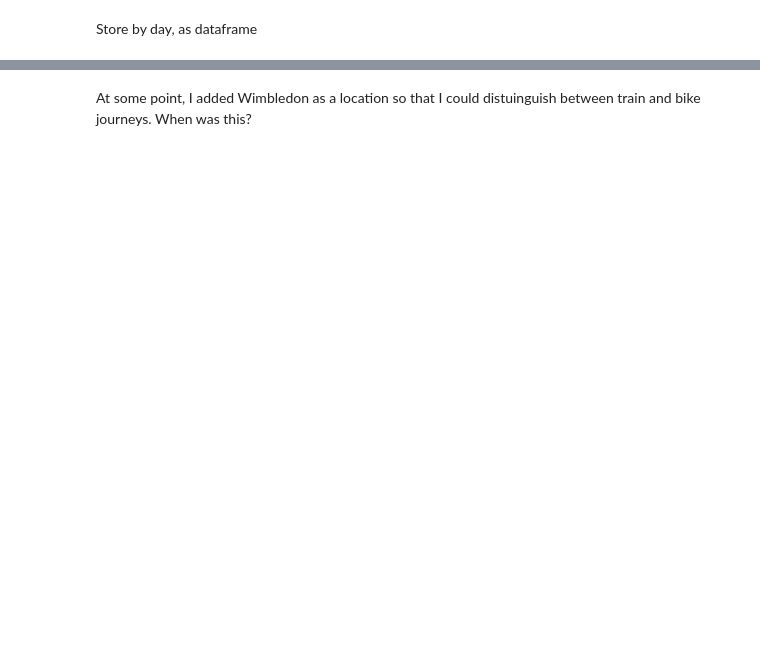
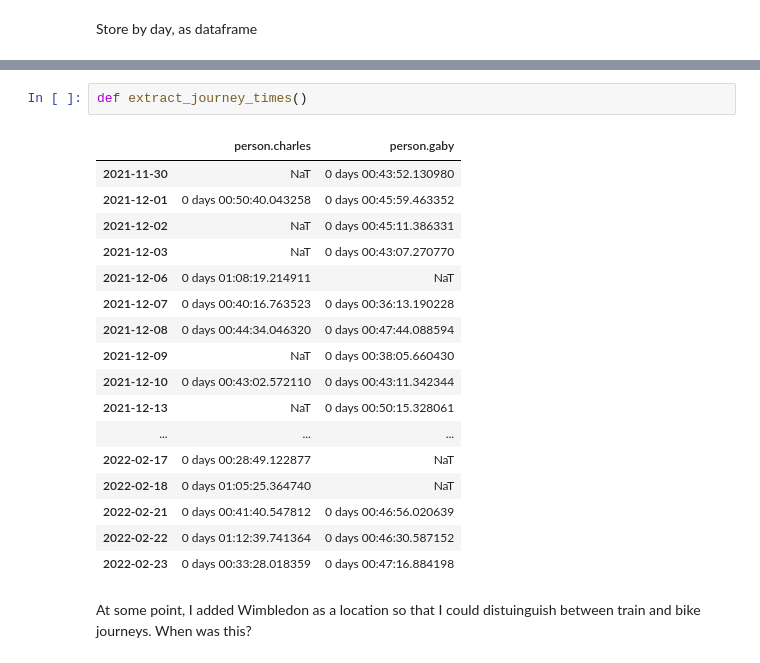
Before and after one commit to charlesbaynham/house-absolute-ha-setup, a Jupyter notebook: notebooks/plot_work_cycle_times.ipynb, the cells around one changed output, grey strips where cells are left out. Drawn from its saved outputs; the diff is of its cells as text; blank space fills up the shorter version.

```diff
--- a/notebooks/plot_work_cycle_times.ipynb
+++ b/notebooks/plot_work_cycle_times.ipynb
@@ -137,2 +131,22 @@ DatetimeIndex(['2021-11-30', '2021-12-01', '2021-12-02', '2021-12-03',
+# %%
+def extract_journey_times()
+# %% [output]
+|  | person.charles | person.gaby |
+| 2021-11-30 | NaT | 0 days 00:43:52.130980 |
+| 2021-12-01 | 0 days 00:50:40.043258 | 0 days 00:45:59.463352 |
+| 2021-12-02 | NaT | 0 days 00:45:11.386331 |
+| 2021-12-03 | NaT | 0 days 00:43:07.270770 |
+| 2021-12-06 | 0 days 01:08:19.214911 | NaT |
+| 2021-12-07 | 0 days 00:40:16.763523 | 0 days 00:36:13.190228 |
+| 2021-12-08 | 0 days 00:44:34.046320 | 0 days 00:47:44.088594 |
+| 2021-12-09 | NaT | 0 days 00:38:05.660430 |
+| 2021-12-10 | 0 days 00:43:02.572110 | 0 days 00:43:11.342344 |
+| 2021-12-13 | NaT | 0 days 00:50:15.328061 |
+| ... | ... | ... |
+| 2022-02-17 | 0 days 00:28:49.122877 | NaT |
+| 2022-02-18 | 0 days 01:05:25.364740 | NaT |
+| 2022-02-21 | 0 days 00:41:40.547812 | 0 days 00:46:56.020639 |
+| 2022-02-22 | 0 days 01:12:39.741364 | 0 days 00:46:30.587152 |
+| 2022-02-23 | 0 days 00:33:28.018359 | 0 days 00:47:16.884198 |
 # %% [markdown]
 At some point, I added Wimbledon as a location so that I could distuinguish between train and bike journeys. When was this?
```
Also changed, not shown: parts of 5 cells of this notebook.
